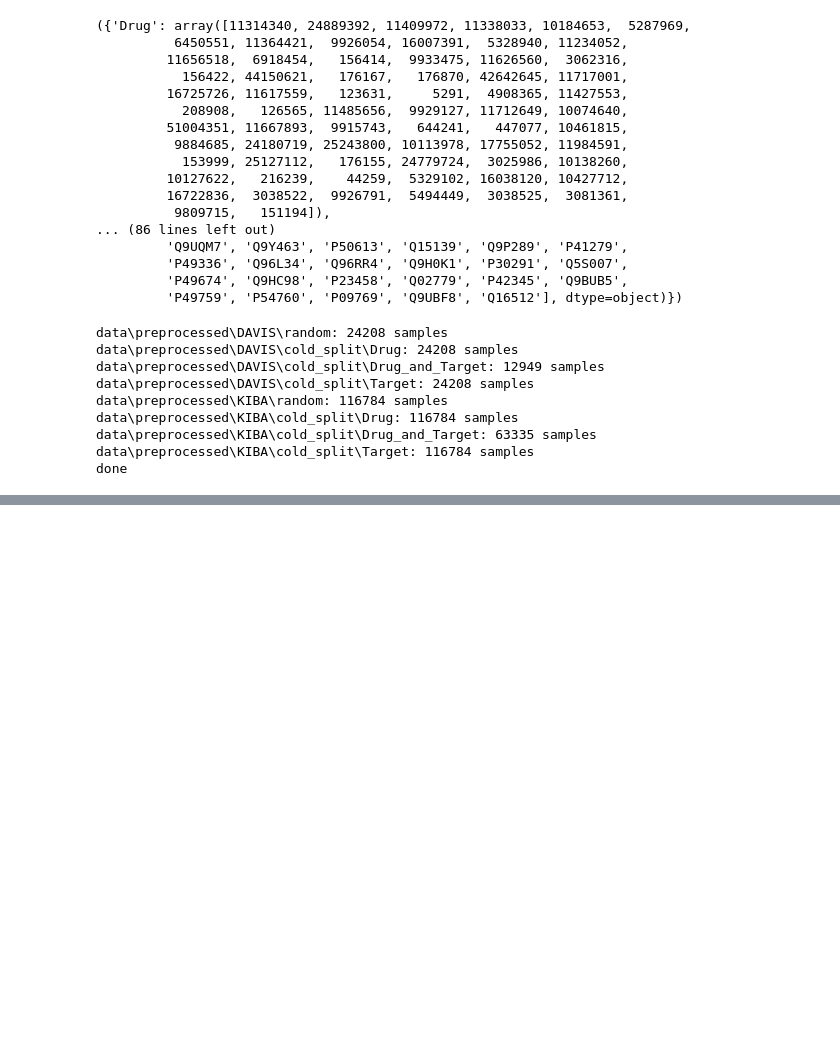
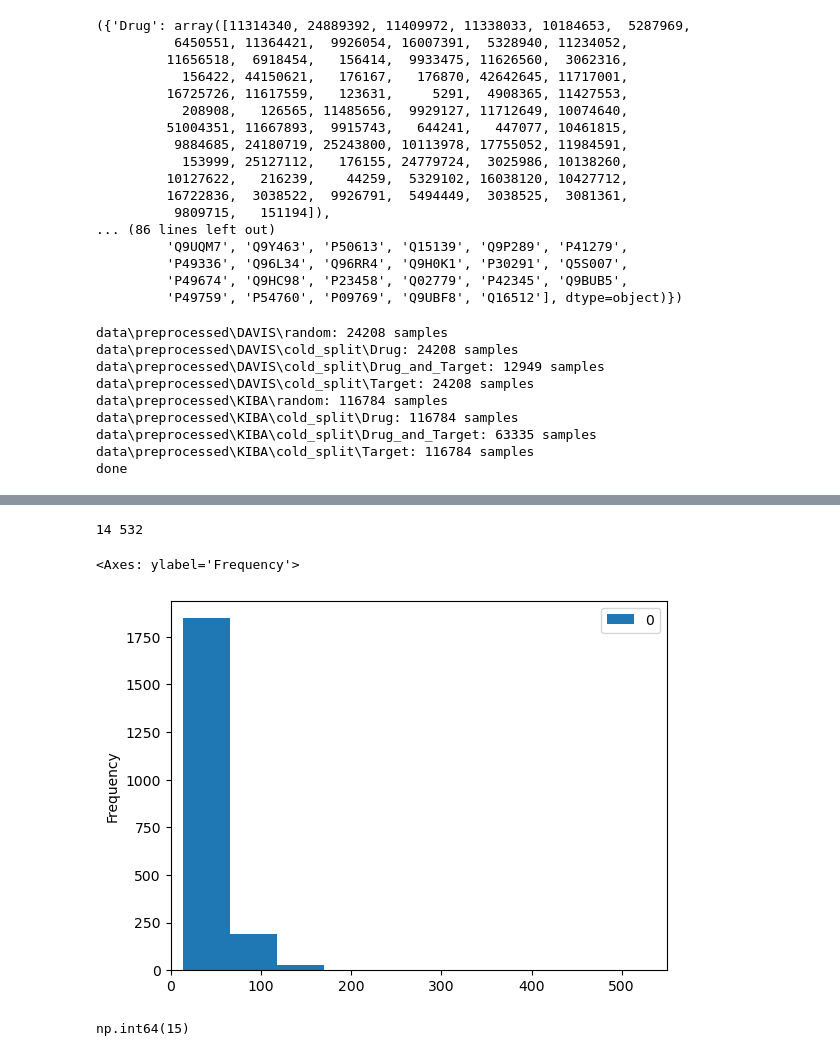
Before and after one commit to eda-ginger/CJRM-DTA, a Jupyter notebook: data_preprocessing.ipynb, the cells around one changed output, grey strips where cells are left out. Saved outputs shown, nothing was run; the diff lists cells and outputs as text; code cells hidden in the pictures; blank space fills up the shorter version.

```diff
--- a/data_preprocessing.ipynb
+++ b/data_preprocessing.ipynb
@@ -79,0 +95,12 @@ done
+# %%
+len_kiba_d = pd.Series(kiba['Drug'].unique()).apply(len)
+print(min(len_kiba_d), max(len_kiba_d))
+pd.DataFrame(len_kiba_d).plot(kind='hist', xlim=(0, 550))
+# %% [output]
+14 532
+<Axes: ylabel='Frequency'>
+[figure, added]
+# %%
+(len_kiba_d > 150).sum()
+# %% [output]
+np.int64(15)
```
Also changed, not shown: parts of 5 cells of this notebook, 5 other files.
